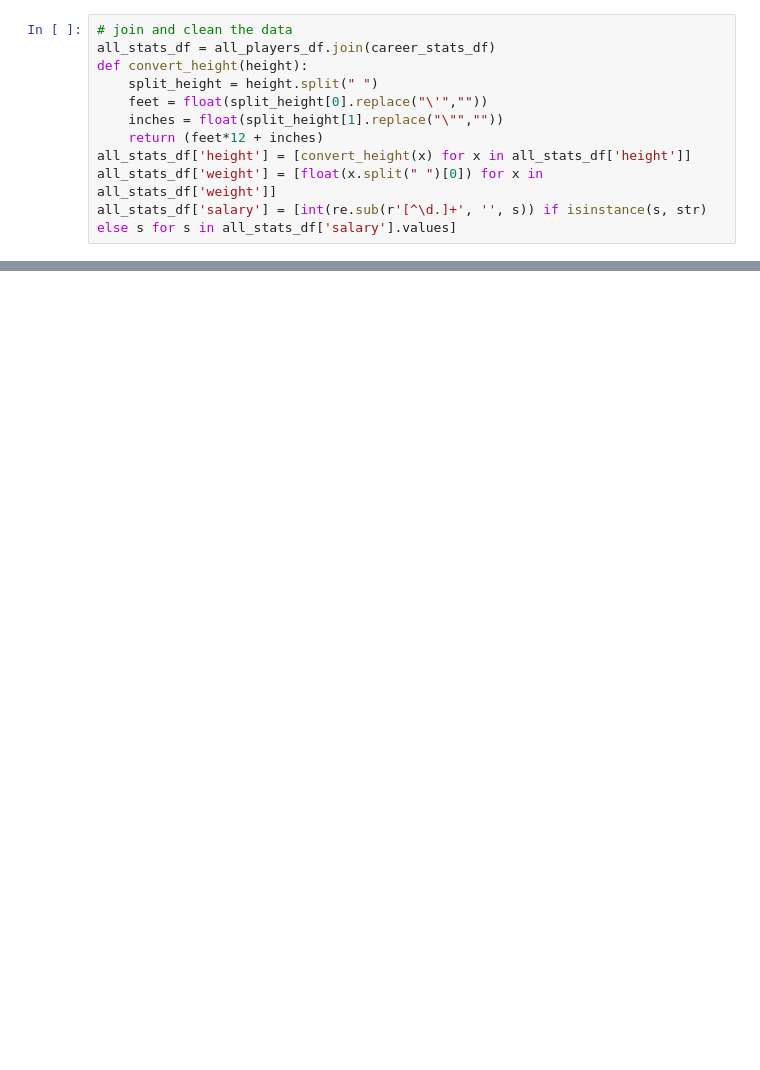
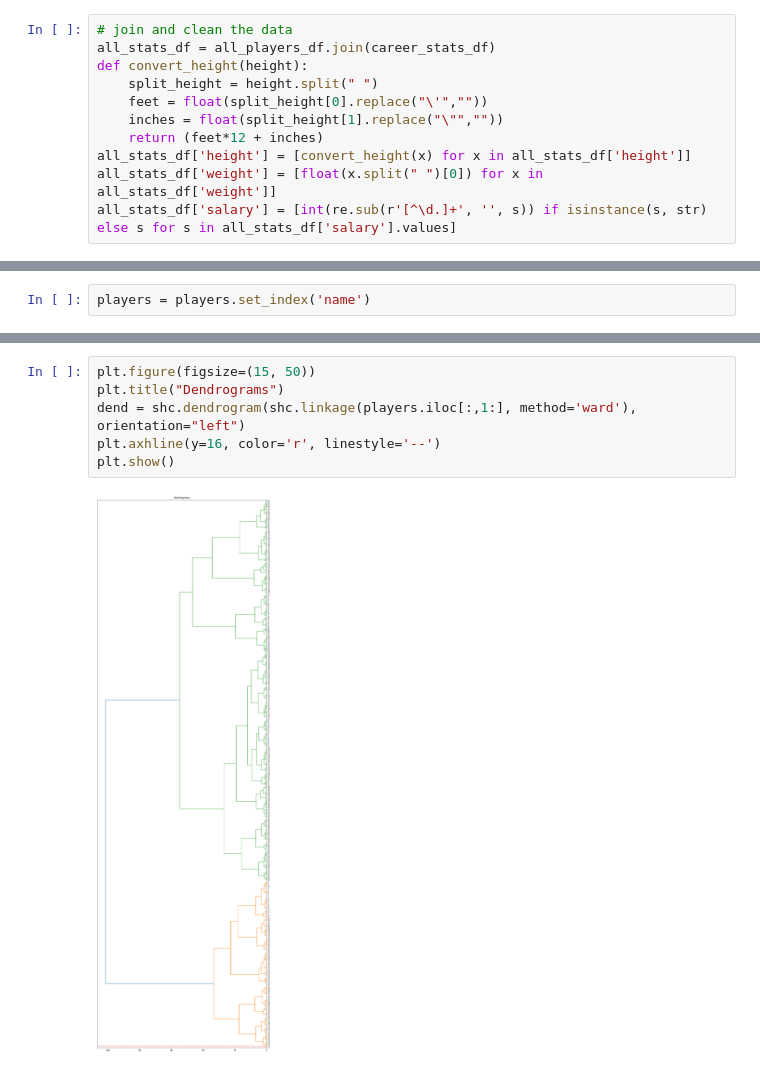
Before and after one commit to Mayer-Yang/NBA_Winner, a Jupyter notebook: Samara/nba.ipynb, the cells around one changed output, grey strips where cells are left out. Cells and saved outputs as stored; diff of their text form; blank space fills up the shorter version.

```diff
--- a/Samara/nba.ipynb
+++ b/Samara/nba.ipynb
@@ -111,0 +320,2 @@ all_stats_df
+# %%
+players = players.set_index('name')
@@ -111,0 +348,8 @@ all_stats_df
+# %%
+plt.figure(figsize=(15, 50))
+plt.title("Dendrograms")
+dend = shc.dendrogram(shc.linkage(players.iloc[:,1:], method='ward'), orientation="left")
+plt.axhline(y=16, color='r', linestyle='--')
+plt.show()
+# %% [output]
+[figure, added]
```
Also changed, not shown: parts of 41 cells of this notebook.
